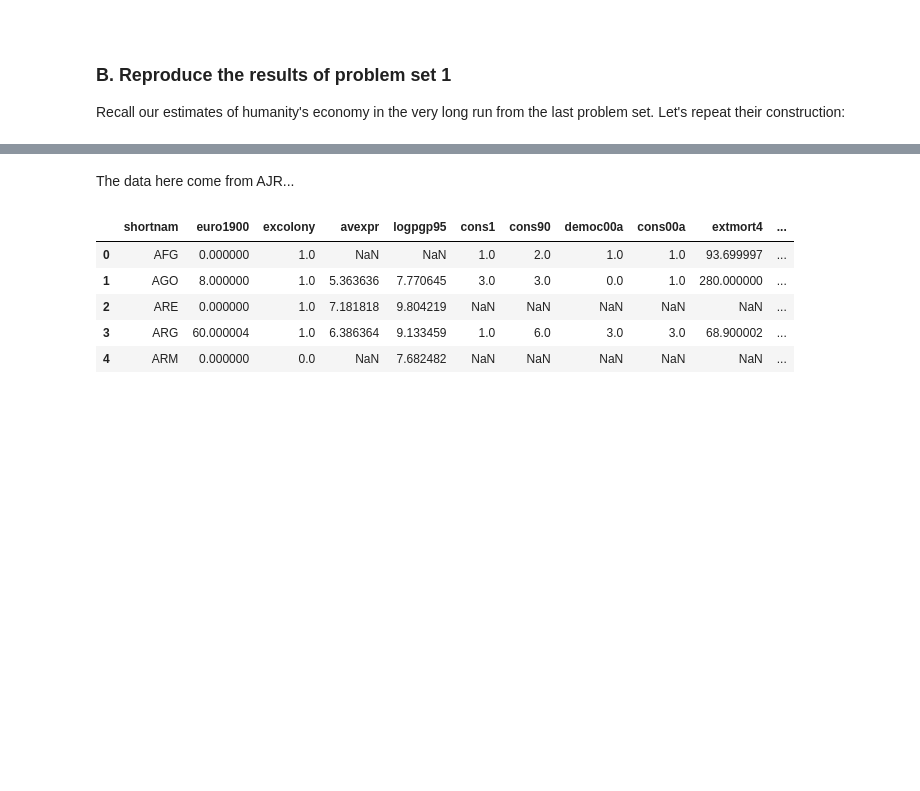
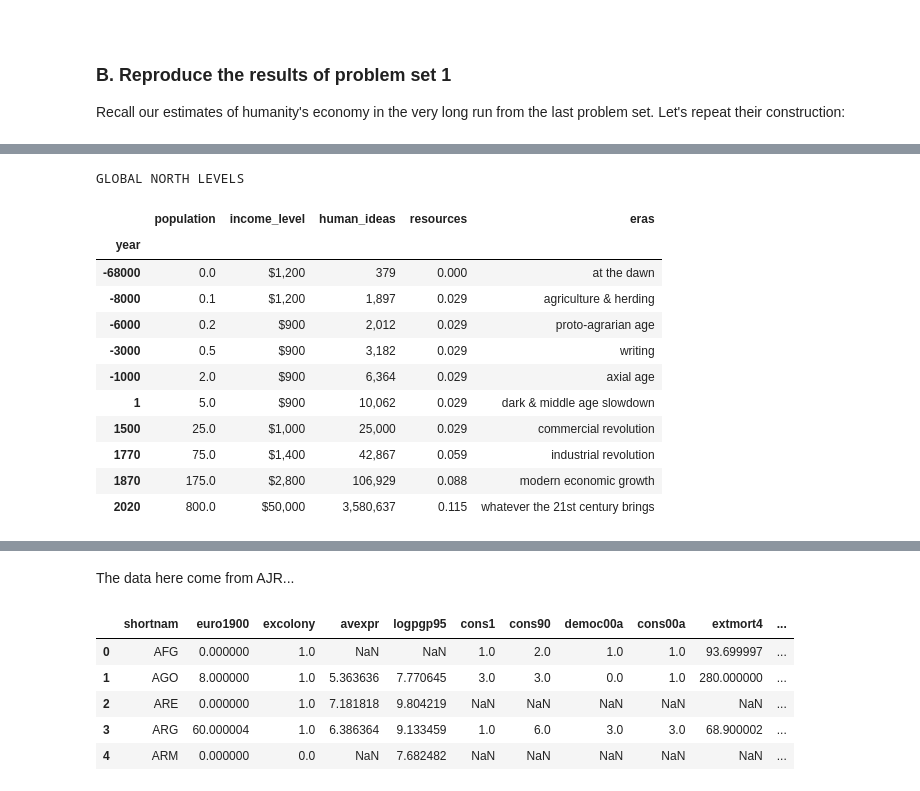
Before and after one commit to braddelong/econ-115-f-2020-assignments, a Jupyter notebook: ps03.ipynb, the cells around one changed output, grey strips where cells are left out. Cells and saved outputs as stored; diff of their text form; code cells hidden in the pictures; blank space fills up the shorter version.

```diff
--- a/ps03.ipynb
+++ b/ps03.ipynb
@@ -138,0 +166,15 @@ Now let me provide you with two more sets of data analogous to those for the wor
+# %%
+# for the "global north" or "west":
+
+long_run_growth_list_global_north = [
+    [-68000, 0.00001, 1200, 379.47, 0.0001],
+    [-8000, 0.1, 1200, 1897.37, 0.0294],
+    [-6000, 0.2, 900, 2012.5, 0.0294],
+    [-3000, 0.5, 900, 3182, 0.0294],
+    [-1000, 2, 900, 6364.1, 0.0294],
+    [1, 5, 900, 10062.5, 0.0294],
+    [1500, 25, 1000, 25000.4, 0.0294],
+    [1770, 75, 1400, 42866.8, 0.0588],
+    [1870, 175, 2800, 106928.6, 0.0882],
+    [2020, 800, 50000, 3580637.4, 0.1147]
+    ]
@@ -138,0 +214,32 @@ Now let me provide you with two more sets of data analogous to those for the wor
+# %%
+long_run_growth_global_north_df.set_index('year', inplace=True)
+
+# finally, add a note to the end of each observation, reminding
+# us of what was going on in human history back in each of the
+# eras into which we have divided it
+
+eras = ['at the dawn', 'agriculture & herding', 'proto-agrarian age',
+        'writing', 'axial age', 'dark & middle age slowdown', 'commercial revolution',
+        'industrial revolution', 'modern economic growth', 'whatever the 21st century brings']
+
+long_run_growth_global_north_df['eras'] = eras
+
+format_dict = {'year': '{d}', 'human_ideas': '{0:,.0f}',
+    'income_level': '${0:,.0f}', 'population': '{0:,.1f}','resources': '{0:,.3f}'}
+
+print('GLOBAL NORTH LEVELS')
+long_run_growth_global_north_df.style.format(format_dict)
+# %% [output]
+GLOBAL NORTH LEVELS
+|  | population | income_level | human_ideas | resources | eras |
+| year |  |  |  |  |  |
+| -68000 | 0.0 | $1,200 | 379 | 0.000 | at the dawn |
+| -8000 | 0.1 | $1,200 | 1,897 | 0.029 | agriculture & herding |
+| -6000 | 0.2 | $900 | 2,012 | 0.029 | proto-agrarian age |
+| -3000 | 0.5 | $900 | 3,182 | 0.029 | writing |
+| -1000 | 2.0 | $900 | 6,364 | 0.029 | axial age |
+| 1 | 5.0 | $900 | 10,062 | 0.029 | dark & middle age slowdown |
+| 1500 | 25.0 | $1,000 | 25,000 | 0.029 | commercial revolution |
+| 1770 | 75.0 | $1,400 | 42,867 | 0.059 | industrial revolution |
+| 1870 | 175.0 | $2,800 | 106,929 | 0.088 | modern economic growth |
+| 2020 | 800.0 | $50,000 | 3,580,637 | 0.115 | whatever the 21st century brings |
```
Also changed, not shown: parts of 24 cells of this notebook.
